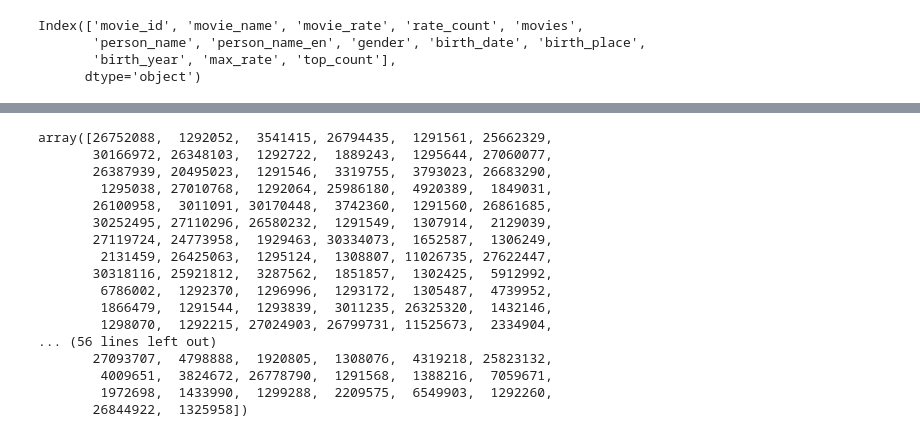
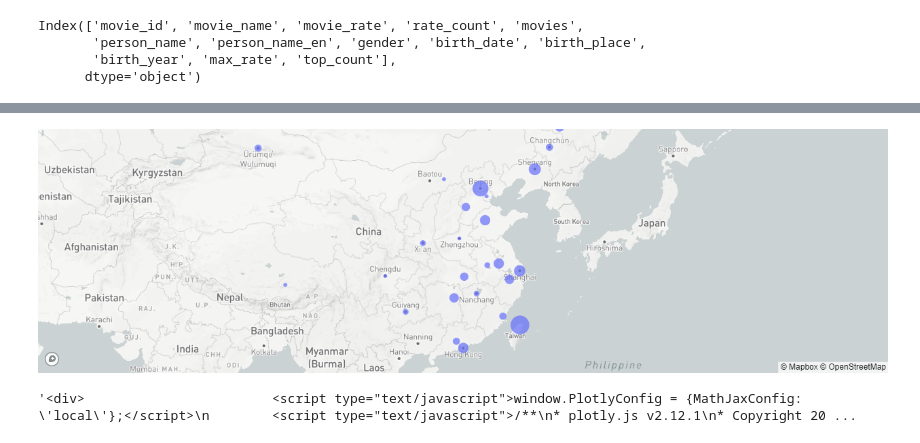
Before and after one commit to Nyahua/flask-mysql, a Jupyter notebook: qy/RucMovie_v2/jupyter/Model_Douban.ipynb, the cells around one changed output, grey strips where cells are left out. Cells and saved outputs as stored; diff of their text form; code cells hidden in the pictures.

```diff
--- a/qy/RucMovie_v2/jupyter/Model_Douban.ipynb
+++ b/qy/RucMovie_v2/jupyter/Model_Douban.ipynb
@@ -134,20 +115,31 @@ associations
 # %%
-associations.movie_id.unique()
+()# https://plotly.com/python/scatter-plots-on-maps/
+import plotly.graph_objects as go
+
+with open('../helpers/china.json') as f:
+    json_data = json.load(f)['features']
+provinces = pd.DataFrame.from_dict(
+    data={p['properties']['name']:p['properties']['center'] for p in json_data if p['properties']['name']!=''},
+    orient='index', columns=['lon', 'lat']
+)
+provinces.index = provinces.index.str.replace('市|省|自治区|壮族|回族|维吾尔', '', regex=True)
+provinces =  provinces.join(actors.loc[actors.birth_place.str.contains('中国'), 'birth_place'].str.split(',', expand=True)[1].value_counts())
+provinces = provinces.loc[provinces['count'].notna()]
+
+provinces['text'] = provinces.apply(lambda x: f"{x.name}: {x['count']:0.0f}", axis=1)
+
+import plotly.express as px
+px.set_mapbox_access_token('pk.eyJ1Ijoia2FyaWJ1bnlhaHVhIiwiYSI6ImNsYW0xcGp4dDBhdW8zcG1pcHcxdDR1OGsifQ.I3r8tCO7g08pzM1kFYUwfg')
+provinces = provinces.reset_index()
+df = px.data.carshare()
+fig = px.scatter_mapbox(
+    provinces, lat="lat", lon="lon", size="count", hover_name='index', size_max=20, zoom=3)
+fig.update_layout(margin = dict(l = 0, r = 0, t = 0, b = 0), coloraxis_showscale=False);
+html_string = fig.to_html(full_html=False)
+fig.show()
 # %% [output]
-array([26752088,  1292052,  3541415, 26794435,  1291561, 25662329,
-       30166972, 26348103,  1292722,  1889243,  1295644, 27060077,
-       26387939, 20495023,  1291546,  3319755,  3793023, 26683290,
-        1295038, 27010768,  1292064, 25986180,  4920389,  1849031,
-       26100958,  3011091, 30170448,  3742360,  1291560, 26861685,
-       30252495, 27110296, 26580232,  1291549,  1307914,  2129039,
-       27119724, 24773958,  1929463, 30334073,  1652587,  1306249,
-        2131459, 26425063,  1295124,  1308807, 11026735, 27622447,
-       30318116, 25921812,  3287562,  1851857,  1302425,  5912992,
-        6786002,  1292370,  1296996,  1293172,  1305487,  4739952,
-        1866479,  1291544,  1293839,  3011235, 26325320,  1432146,
-        1298070,  1292215, 27024903, 26799731, 11525673,  2334904,
-... (56 lines left out)
-       27093707,  4798888,  1920805,  1308076,  4319218, 25823132,
-        4009651,  3824672, 26778790,  1291568,  1388216,  7059671,
-        1972698,  1433990,  1299288,  2209575,  6549903,  1292260,
-       26844922,  1325958])
+[figure, added]
+# %%
+html_string
+# %% [output]
+'<div>                        <script type="text/javascript">window.PlotlyConfig = {MathJaxConfig: \'local\'};</script>\n        <script type="text/javascript">/**\n* plotly.js v2.12.1\n* Copyright 20 ...
```
Also changed, not shown: parts of 4 cells of this notebook, 5 other files.
